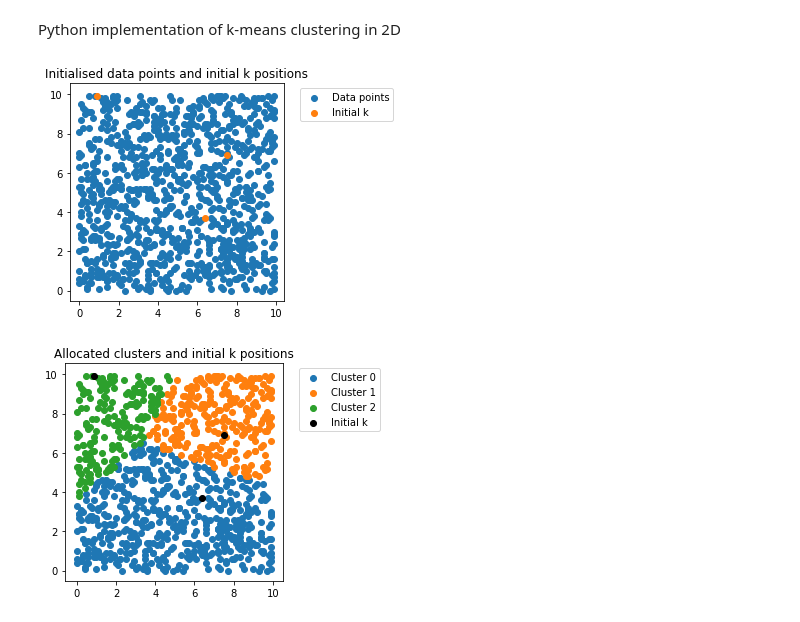
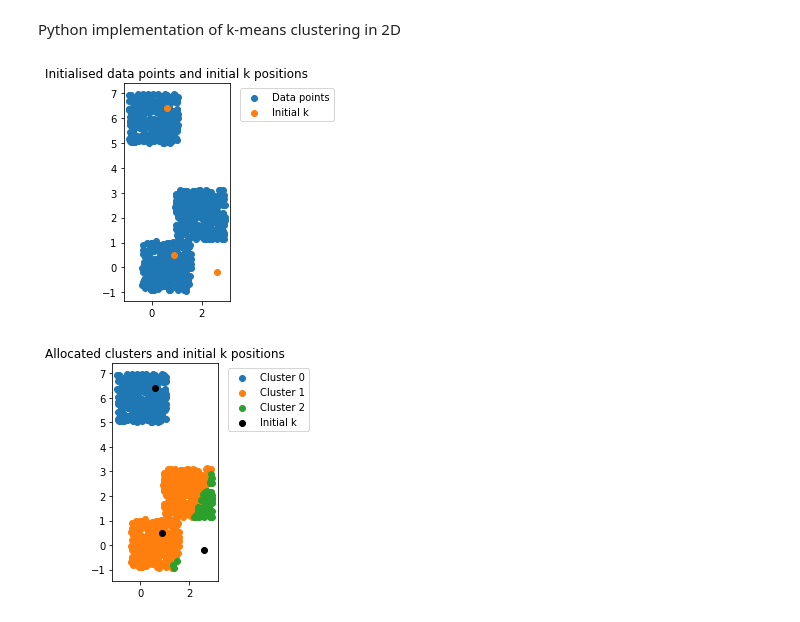
Before and after one commit to antgobar/k-means_from_scratch, a Jupyter notebook: Python k-means from scratch 2D simple.ipynb, the cells around one changed output. Saved outputs shown, nothing was run; the diff lists cells and outputs as text; code cells hidden in the pictures.

Commit message:
k points initialised within data point range
Reduces chance of errors due to unassignable k point

```diff
--- a/Python k-means from scratch 2D simple.ipynb
+++ b/Python k-means from scratch 2D simple.ipynb
@@ -26,7 +26,7 @@ def make_data(k, no_points, data_type):
         y_clusts = []
 
         for i in range(k):
-            x_clust, y_clust = r.randrange(100)/10, r.randrange(100)/10
+            x_clust, y_clust = r.randrange(100)/15, r.randrange(100)/15
             x_clusts.append(x_clust)
             y_clusts.append(y_clust)
 
@@ -48,7 +48,8 @@ def init_k(k):
     y_k_init = []
 
     for i in range(k):
-        x_k_position, y_k_position = r.randrange(100)/10, r.randrange(100)/10
+        x_k_position = r.randrange(10* round(min(x_points)), 10* round(max(x_points)))/10
+        y_k_position = r.randrange(10* round(min(y_points)), 10* round(max(y_points)))/10
         x_k_init.append(x_k_position)
         y_k_init.append(y_k_position)
 
@@ -162,21 +163,21 @@ def plot_centroids(count):
 # %%
 # Initialise dataset and plot
 
 k = 3
 no_points = 1000
-x_points, y_points = make_data(k, no_points, 'random')
+x_points, y_points = make_data(k, no_points, 'clustered')
 x_cent, y_cent = init_k(k)
 distances = distance_calc(x_points, y_points, x_cent, y_cent)
 which_k = k_allocation(distances)
 plot_data()
 plt.show()
 clusters = make_clusters(which_k, x_points, y_points)
 plot_clusters()
 plot_init_k()
 plt.show()
 # %% [output]
-[figure, old version]
+[figure, new version]
-[figure, old version]
+[figure, new version]
 # %%
 # Loop through clustering and centroid functions until the difference between one iteration and the next
 # is lower than a user determined value
```
Also changed, not shown: parts of 2 cells of this notebook.
